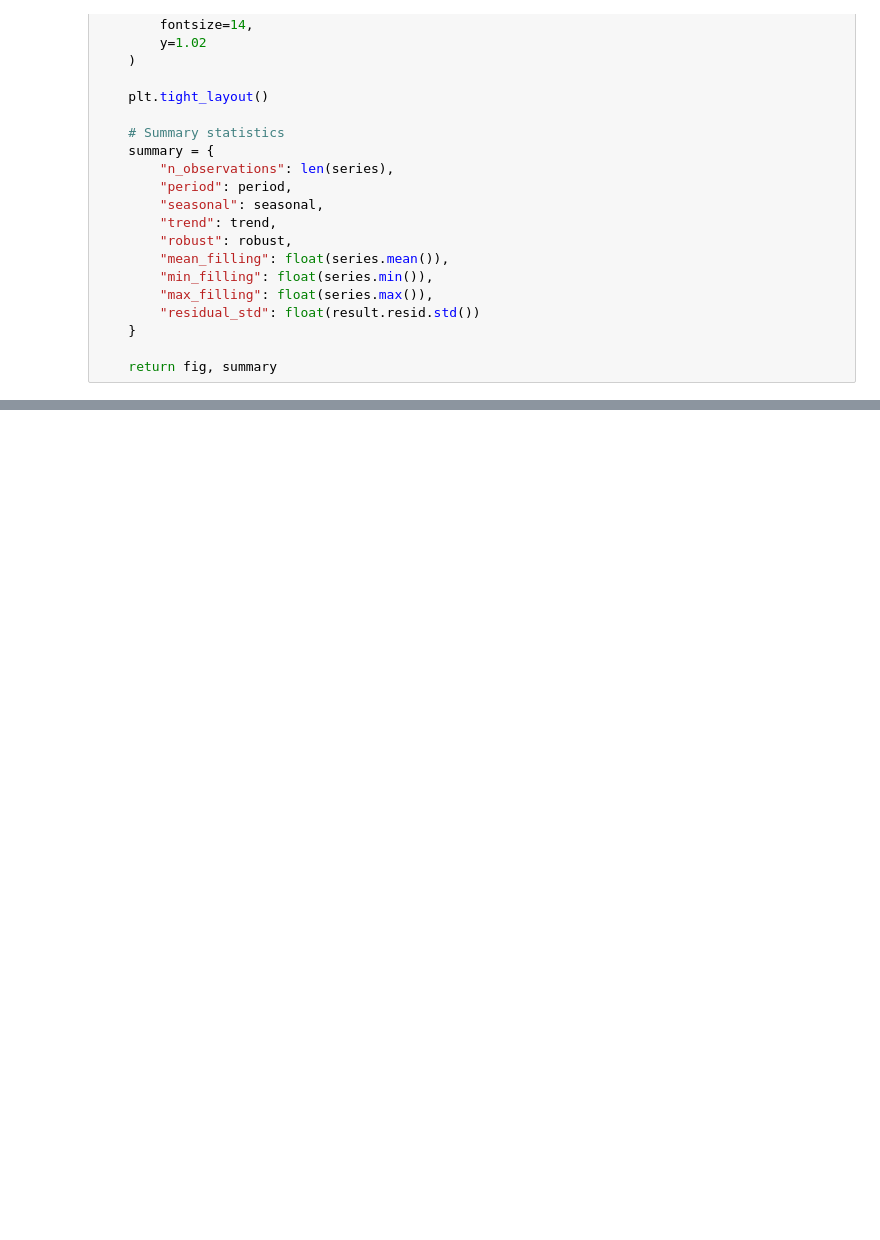
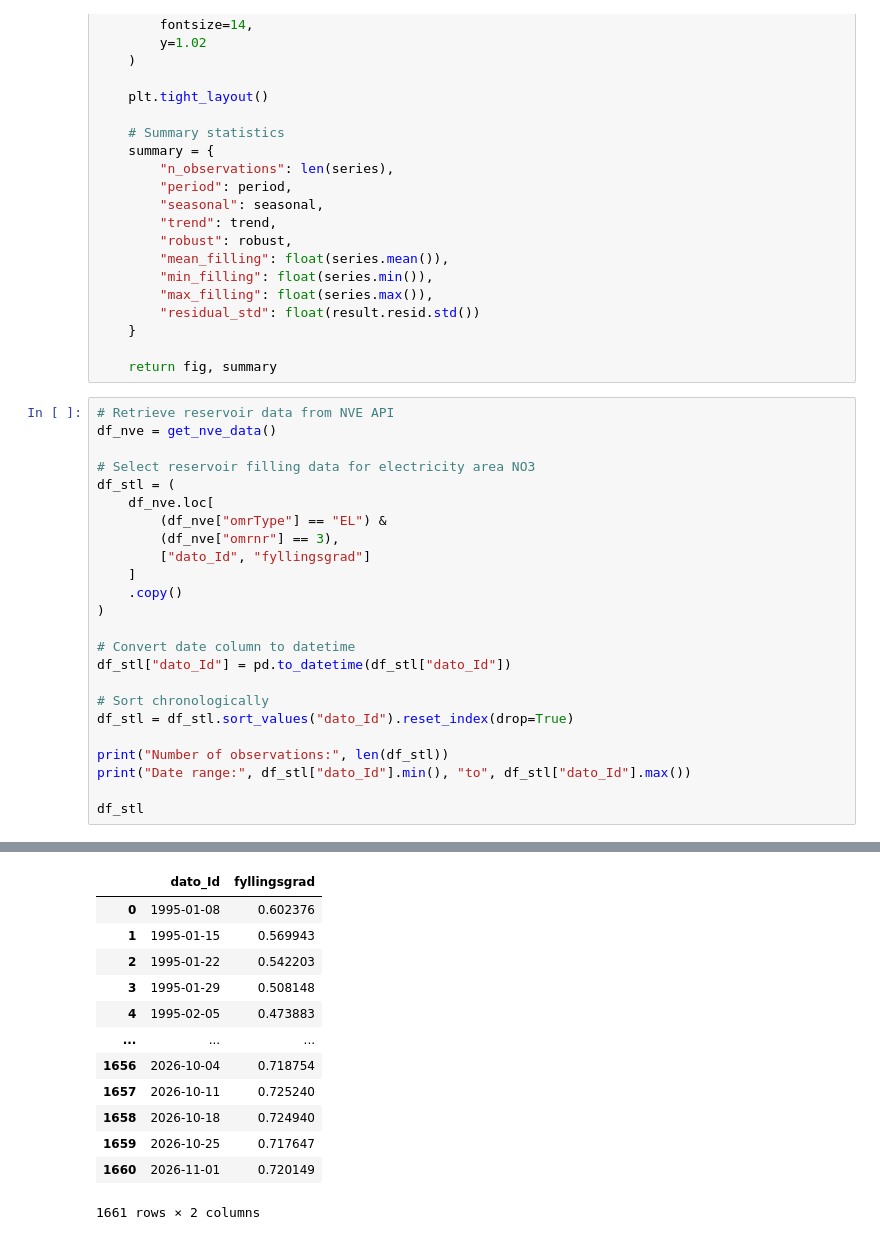
Before and after one commit to phkhle/IND320, a Jupyter notebook: jupyter_notebooks/assignment3.ipynb, the cells around one changed output, grey strips where cells are left out. Drawn from its saved outputs; the diff is of its cells as text; blank space fills up the shorter version.

```diff
--- a/jupyter_notebooks/assignment3.ipynb
+++ b/jupyter_notebooks/assignment3.ipynb
@@ -938,3 +949,28 @@ def plot_filling_stl(
     }
 
     return fig, summary
+# %%
+# Retrieve reservoir data from NVE API
+df_nve = get_nve_data()
+
+# Select reservoir filling data for electricity area NO3
+df_stl = (
+    df_nve.loc[
+        (df_nve["omrType"] == "EL") &
+        (df_nve["omrnr"] == 3),
+        ["dato_Id", "fyllingsgrad"]
+    ]
+    .copy()
+)
+
+# Convert date column to datetime
+df_stl["dato_Id"] = pd.to_datetime(df_stl["dato_Id"])
+
+# Sort chronologically
+df_stl = df_stl.sort_values("dato_Id").reset_index(drop=True)
+
+print("Number of observations:", len(df_stl))
+print("Date range:", df_stl["dato_Id"].min(), "to", df_stl["dato_Id"].max())
+
+df_stl
+# %% [output]
@@ -940,0 +979,13 @@ def plot_filling_stl(
+|  | dato_Id | fyllingsgrad |
+| 0 | 1995-01-08 | 0.602376 |
+| 1 | 1995-01-15 | 0.569943 |
+| 2 | 1995-01-22 | 0.542203 |
+| 3 | 1995-01-29 | 0.508148 |
+| 4 | 1995-02-05 | 0.473883 |
+| ... | ... | ... |
+| 1656 | 2026-10-04 | 0.718754 |
+| 1657 | 2026-10-11 | 0.725240 |
+| 1658 | 2026-10-18 | 0.724940 |
+| 1659 | 2026-10-25 | 0.717647 |
+| 1660 | 2026-11-01 | 0.720149 |
+1661 rows × 2 columns
```
Also changed, not shown: parts of 14 cells of this notebook, 1 other file.
